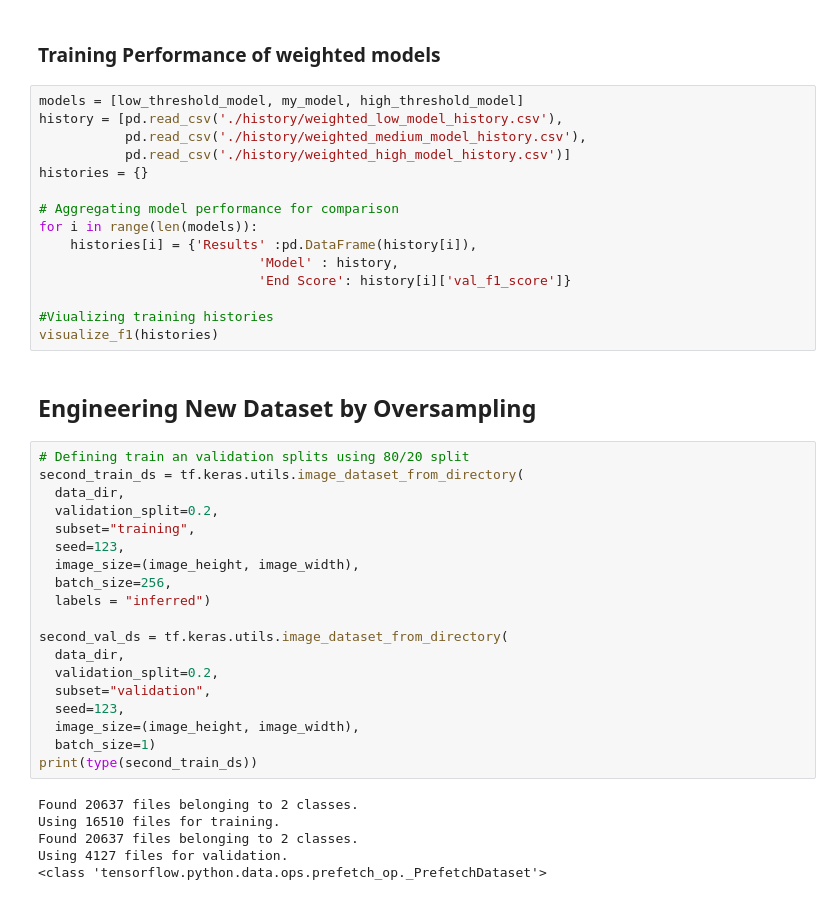
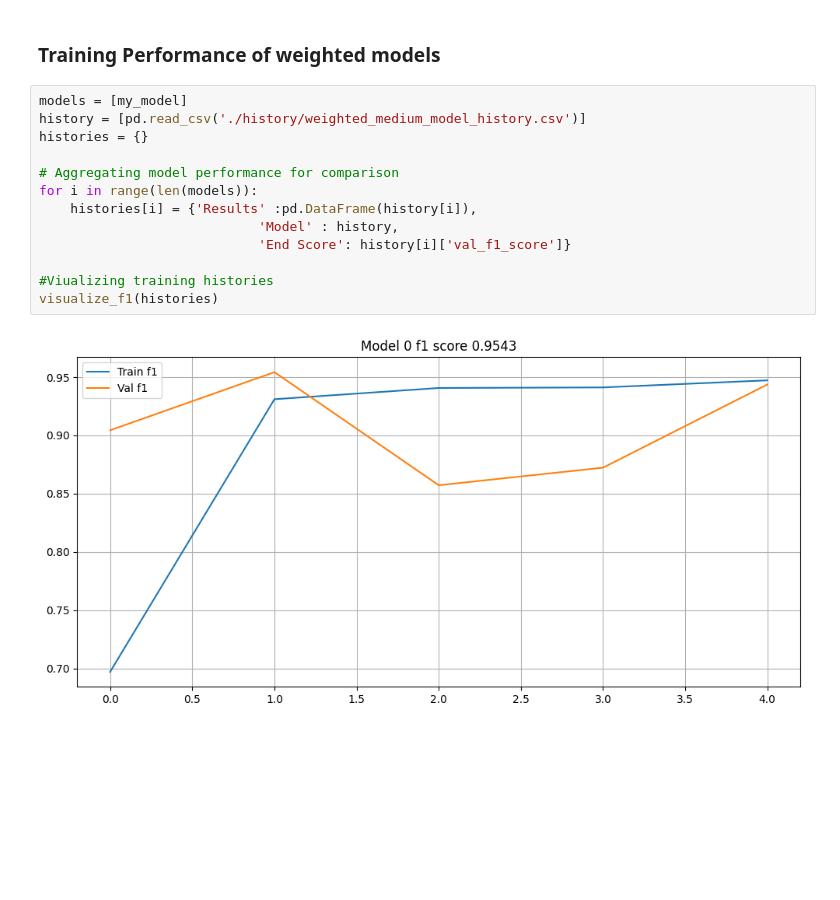
Before and after one commit to pinstripezebra/graffiti_prediction, a Jupyter notebook: model_training.ipynb, the cells around one changed output. Drawn from its saved outputs; the diff is of its cells as text; blank space fills up the shorter version.

```diff
--- a/model_training.ipynb
+++ b/model_training.ipynb
@@ -515,44 +449,17 @@ plt.show()
 # %% [markdown]
 ### Training Performance of weighted models
 # %%
-models = [low_threshold_model, my_model, high_threshold_model]
-history = [pd.read_csv('./history/weighted_low_model_history.csv'),
-           pd.read_csv('./history/weighted_medium_model_history.csv'),
-           pd.read_csv('./history/weighted_high_model_history.csv')]
+models = [my_model]
+history = [pd.read_csv('./history/weighted_medium_model_history.csv')]
 histories = {}
 
 # Aggregating model performance for comparison
 for i in range(len(models)):
     histories[i] = {'Results' :pd.DataFrame(history[i]),
                             'Model' : history,
                             'End Score': history[i]['val_f1_score']}
 
 #Viualizing training histories
 visualize_f1(histories)
+# %% [output]
+[figure, added]
-# %% [markdown]
-## Engineering New Dataset by Oversampling
-# %%
-# Defining train an validation splits using 80/20 split
-second_train_ds = tf.keras.utils.image_dataset_from_directory(
-  data_dir,
-  validation_split=0.2,
-  subset="training",
-  seed=123,
-  image_size=(image_height, image_width),
-  batch_size=256,
-  labels = "inferred")
-
-second_val_ds = tf.keras.utils.image_dataset_from_directory(
-  data_dir,
-  validation_split=0.2,
-  subset="validation",
-  seed=123,
-  image_size=(image_height, image_width),
-  batch_size=1)
-print(type(second_train_ds))
-# %% [output]
-Found 20637 files belonging to 2 classes.
-Using 16510 files for training.
-Found 20637 files belonging to 2 classes.
-Using 4127 files for validation.
-<class 'tensorflow.python.data.ops.prefetch_op._PrefetchDataset'>
```
Also changed, not shown: parts of 23 cells of this notebook.
